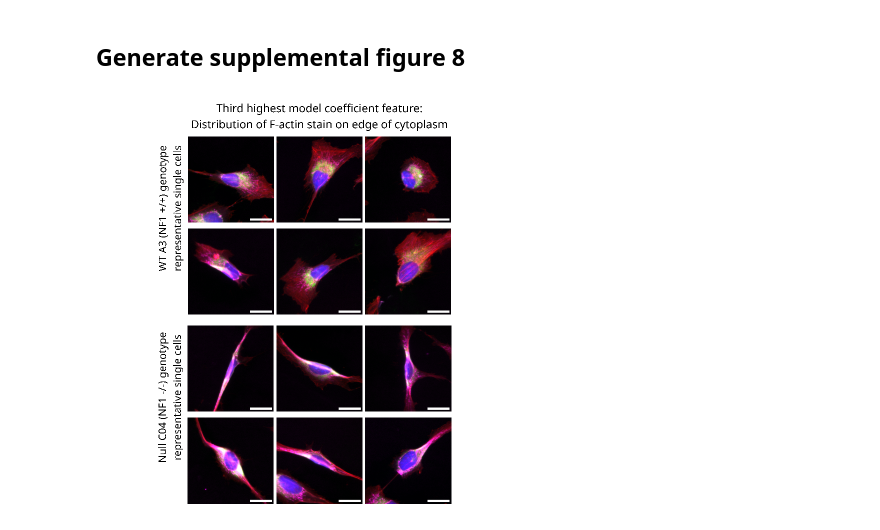
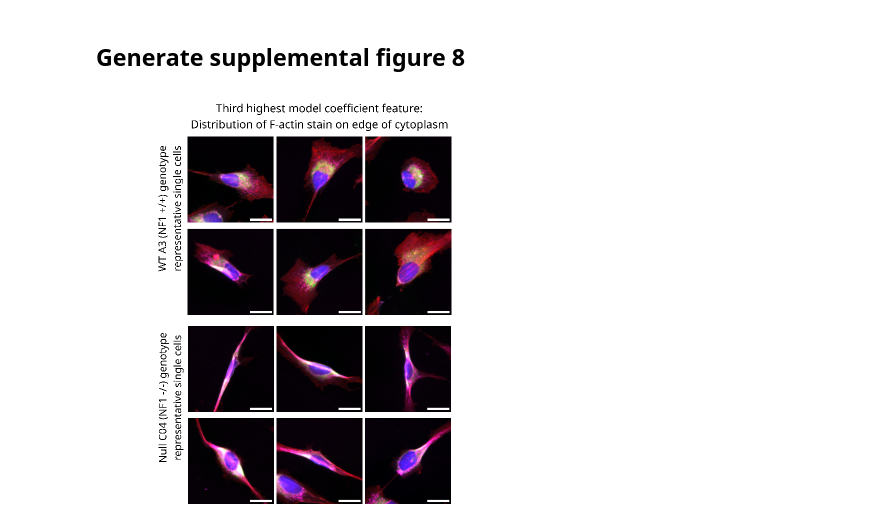
Before and after one commit to WayScience/nf1_schwann_cell_morphology_signature, a Jupyter notebook: 4.figures/supp_figure_8/3.supp_figure_8.ipynb, the cells around one changed output. Saved outputs shown, nothing was run; the diff lists cells and outputs as text; code cells hidden in the pictures.

Commit message:
small edit to supp figure 8

```diff
--- a/4.figures/supp_figure_8/3.supp_figure_8.ipynb
+++ b/4.figures/supp_figure_8/3.supp_figure_8.ipynb
@@ -82,12 +82,12 @@ top_feat_montage_max
 # %%
 image_montage <- (
    free(top_feat_montage_min) +
    top_feat_montage_max
-) + plot_layout(heights = c(1.17,1), guides = "collect")
+) + plot_layout(heights = c(1.175,1), guides = "collect")
 
 image_montage
 # %% [output]
-[figure, old version]
+[figure, new version]
 # %%
 supp_fig_8_gg <- (
   image_montage
```
Also changed, not shown: 1 other file.
